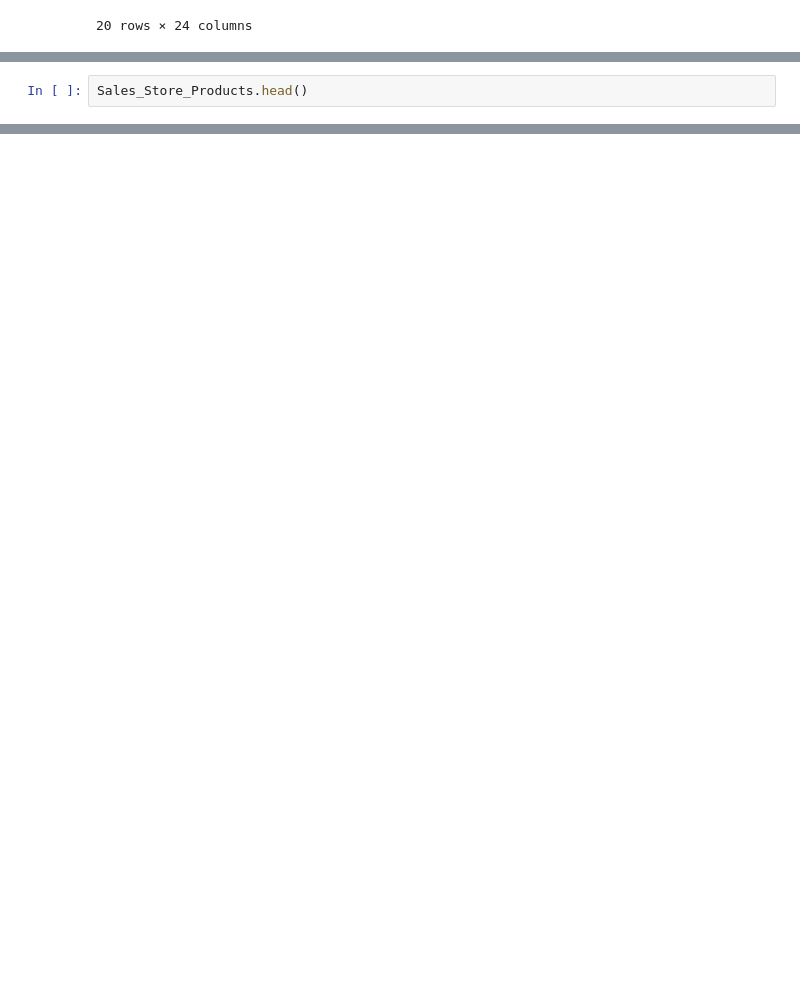
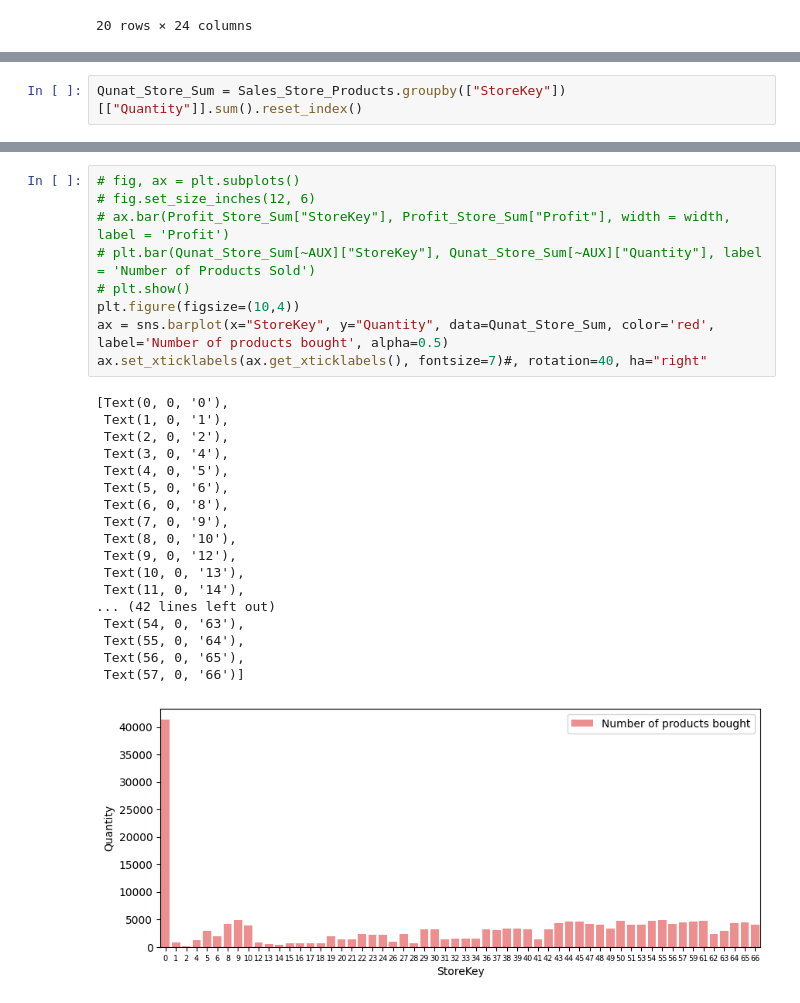
Before and after one commit to Hubert-Pierzchalski/Electronic_Store_Data_Vis, a Jupyter notebook: main.ipynb, the cells around one changed output, grey strips where cells are left out. Saved outputs shown, nothing was run; the diff lists cells and outputs as text; blank space fills up the shorter version.

Commit message:
Compare results to Surface and OPen data

```diff
--- a/main.ipynb
+++ b/main.ipynb
@@ -191,2 +184,2 @@ Sales_Store_Products.groupby(["StoreKey"])[["Profit"]].sum()#.sum().sort_values(
 # %%
-Sales_Store_Products.head()
+Qunat_Store_Sum = Sales_Store_Products.groupby(["StoreKey"])[["Quantity"]].sum().reset_index()
@@ -200,0 +207,28 @@ Sales_Store_Products.head()
+# %%
+# fig, ax = plt.subplots()
+# fig.set_size_inches(12, 6)
+# ax.bar(Profit_Store_Sum["StoreKey"], Profit_Store_Sum["Profit"], width = width, label = 'Profit')
+# plt.bar(Qunat_Store_Sum[~AUX]["StoreKey"], Qunat_Store_Sum[~AUX]["Quantity"], label = 'Number of Products Sold')
+# plt.show()
+plt.figure(figsize=(10,4))
+ax = sns.barplot(x="StoreKey", y="Quantity", data=Qunat_Store_Sum, color='red', label='Number of products bought', alpha=0.5)
+ax.set_xticklabels(ax.get_xticklabels(), fontsize=7)#, rotation=40, ha="right"
+# %% [output]
+[Text(0, 0, '0'),
+ Text(1, 0, '1'),
+ Text(2, 0, '2'),
+ Text(3, 0, '4'),
+ Text(4, 0, '5'),
+ Text(5, 0, '6'),
+ Text(6, 0, '8'),
+ Text(7, 0, '9'),
+ Text(8, 0, '10'),
+ Text(9, 0, '12'),
+ Text(10, 0, '13'),
+ Text(11, 0, '14'),
+... (42 lines left out)
+ Text(54, 0, '63'),
+ Text(55, 0, '64'),
+ Text(56, 0, '65'),
+ Text(57, 0, '66')]
+[figure, added]
```
Also changed, not shown: parts of 11 cells of this notebook.
